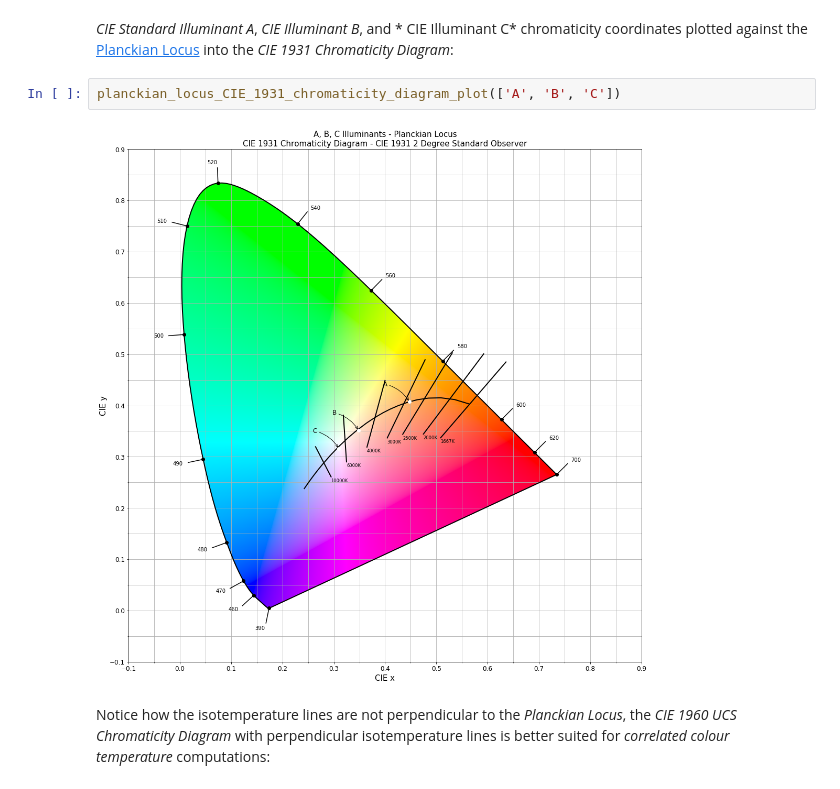
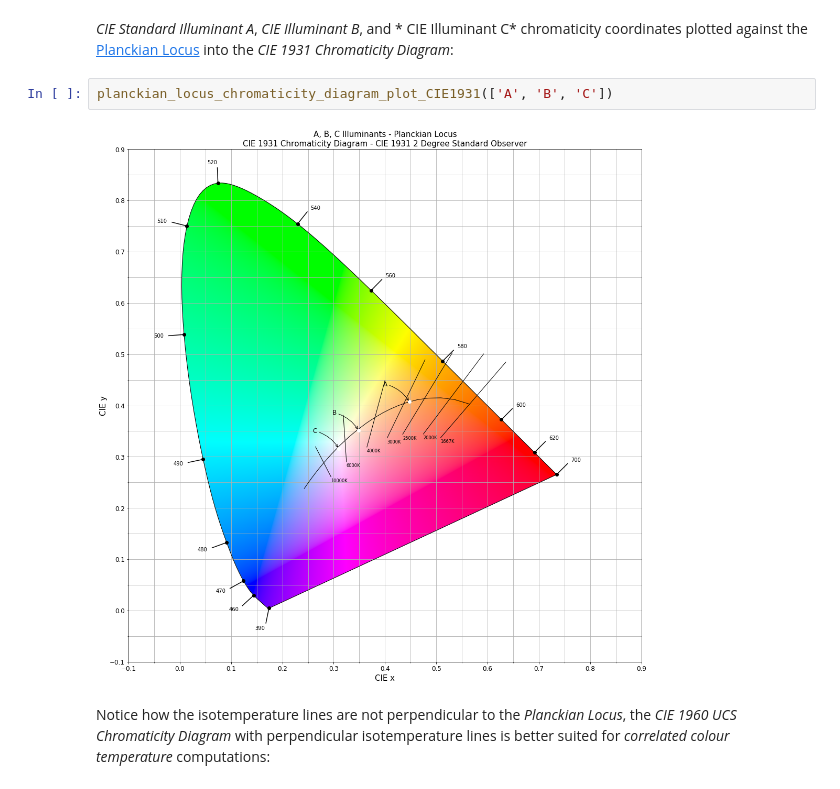
Before and after one commit to colour-science/colour-notebooks, a Jupyter notebook: notebooks/colorimetry/illuminants.ipynb, the cells around one changed output. Drawn from its saved outputs; the diff is of its cells as text.

```diff
--- a/notebooks/colorimetry/illuminants.ipynb
+++ b/notebooks/colorimetry/illuminants.ipynb
@@ -84,9 +84,9 @@ multi_illuminants_relative_spd_plot(['A', 'B', 'C'],
 # %% [markdown]
 *CIE Standard Illuminant A*, *CIE Illuminant B*, and * CIE Illuminant C* chromaticity coordinates plotted against the [Planckian Locus](http://en.wikipedia.org/wiki/Planckian_locus) into the *CIE 1931 Chromaticity Diagram*:
 # %%
-planckian_locus_CIE_1931_chromaticity_diagram_plot(['A', 'B', 'C'])
+planckian_locus_chromaticity_diagram_plot_CIE1931(['A', 'B', 'C'])
 # %% [output]
-[figure, old version]
+[figure, new version]
 # %% [markdown]
 Notice how the isotemperature lines are not perpendicular to the *Planckian Locus*, the *CIE 1960 UCS Chromaticity Diagram* with perpendicular isotemperature lines is better suited for *correlated colour temperature* computations:
 # %%
```
Also changed, not shown: parts of 20 cells of this notebook, 12 other files.
